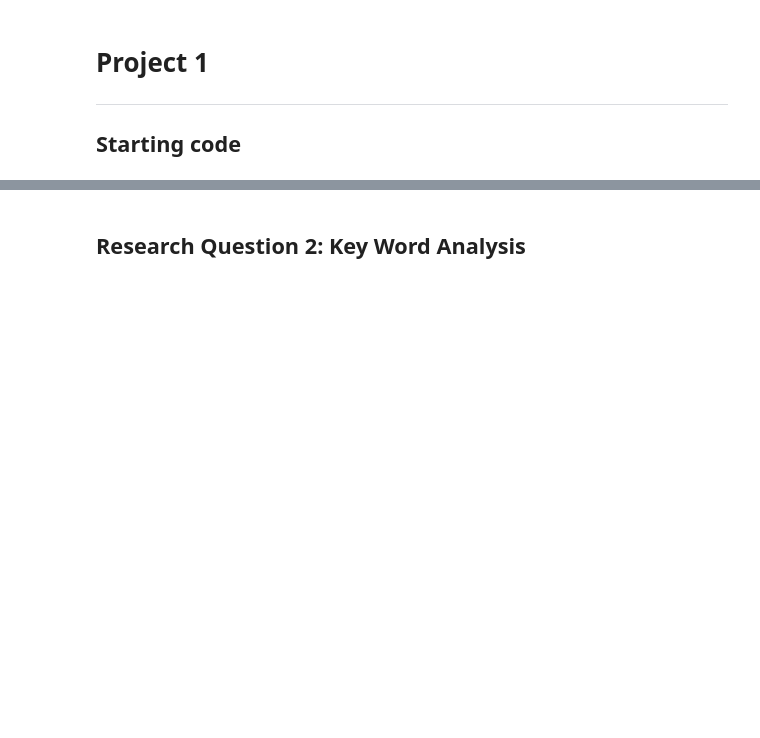
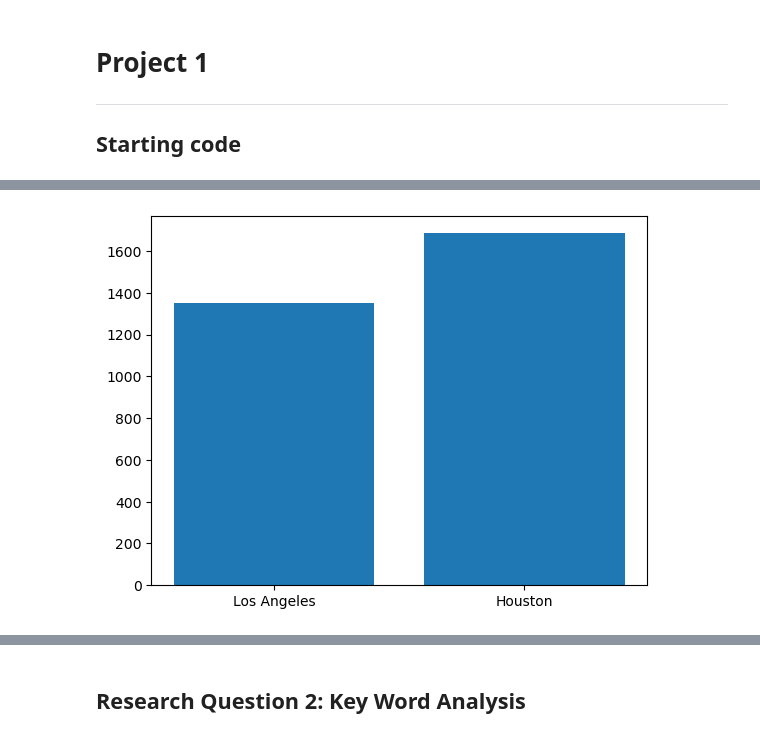
Before and after one commit to tonygana/project1, a Jupyter notebook: Group_Project_1.ipynb, the cells around one changed output, grey strips where cells are left out. Drawn from its saved outputs; the diff is of its cells as text; code cells hidden in the pictures; blank space fills up the shorter version.

```diff
--- a/Group_Project_1.ipynb
+++ b/Group_Project_1.ipynb
@@ -22,0 +79,9 @@ from API_keys import google_key
+# %%
+df_yelp = pd.DataFrame({"name": name,
+                        "Alias": alias,
+                        "ID": ID,
+                        "Rating": rating,
+                        "review_count": review_count,
+                       "Area":area})
+
+df_yelp
@@ -22,0 +102,9 @@ from API_keys import google_key
+# %%
+Total1 = df_yelp.loc[df_yelp['Area']==location[0]]['review_count'].sum()/10.01
+Total2 = df_yelp.loc[df_yelp['Area']==location[1]]['review_count'].sum()/2.3
+#count = df_yelp['Area']
+count = [Total1, Total2]
+plt.bar(location,count)
+plt.show()
+# %% [output]
+[figure, added]
```
Also changed, not shown: parts of 9 cells of this notebook, 4 other files.
